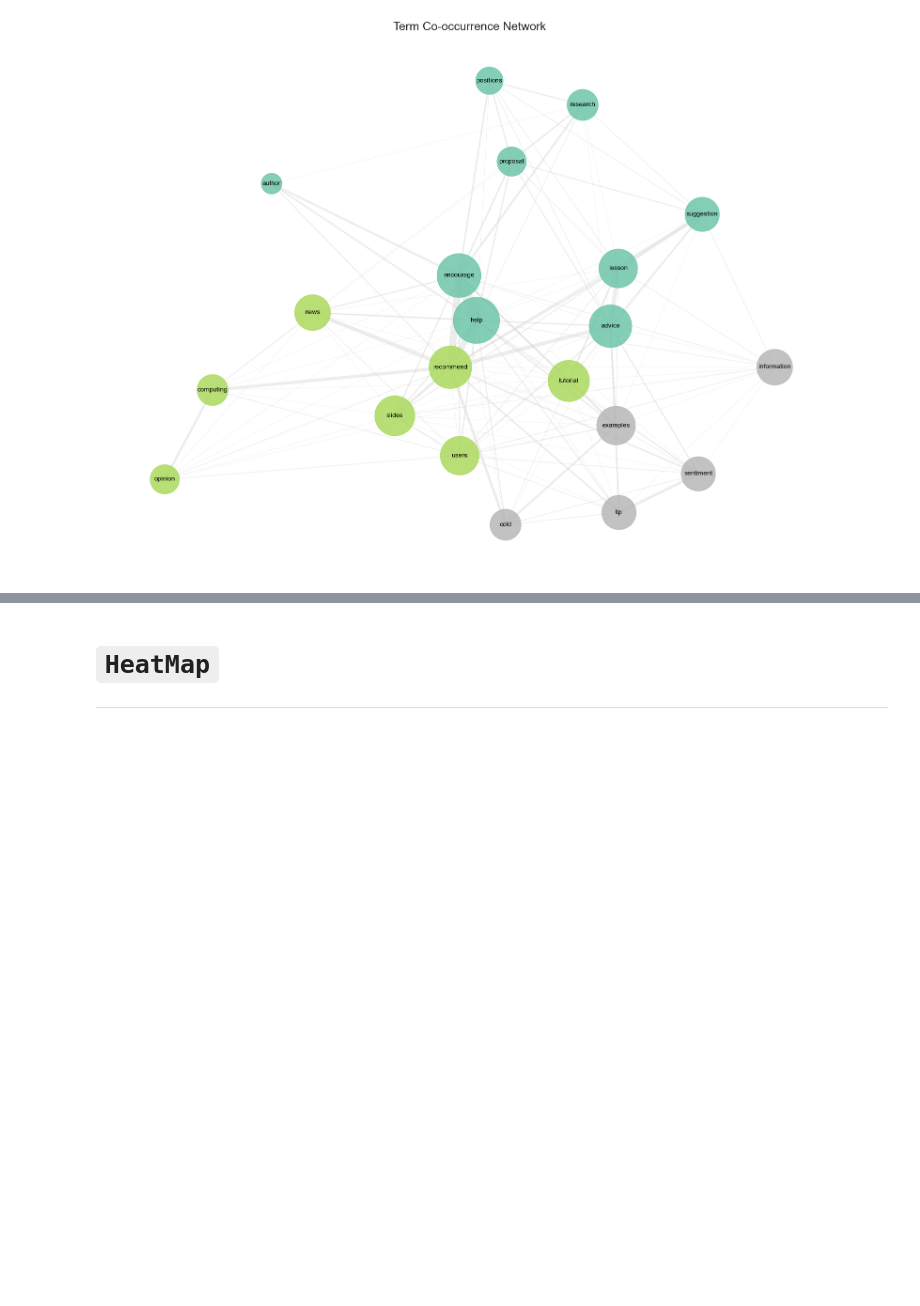
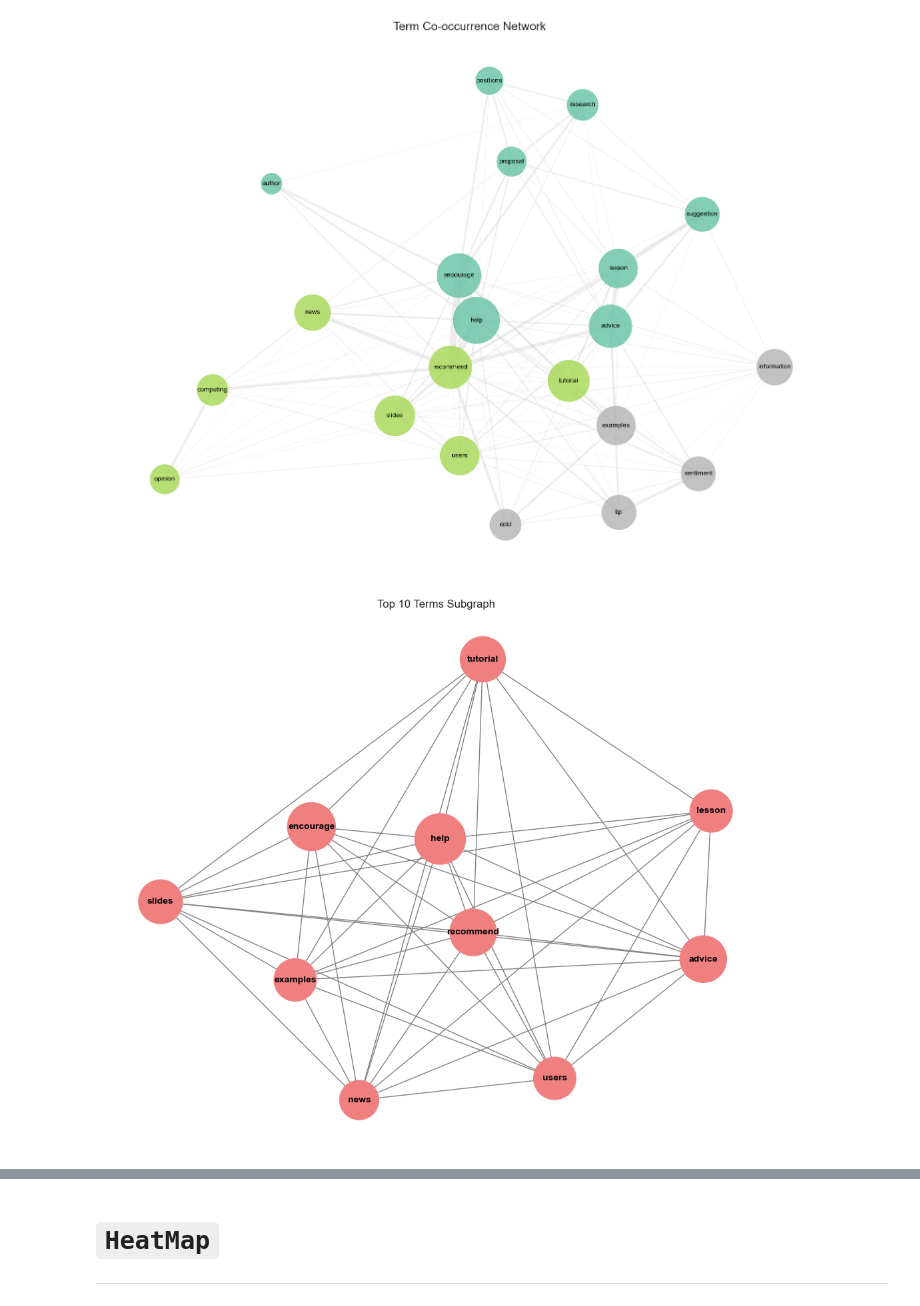
Before and after one commit to dami013/Terms, a Jupyter notebook: terms_link_analysis.ipynb, the cells around one changed output, grey strips where cells are left out. Saved outputs shown, nothing was run; the diff lists cells and outputs as text; code cells hidden in the pictures; blank space fills up the shorter version.

Commit message:
add some graphs to respect the task

```diff
--- a/terms_link_analysis.ipynb
+++ b/terms_link_analysis.ipynb
@@ -307,3 +307,20 @@ plt.show()
 plt.close()
 # %% [output]
 [figure]
+# %%
+# ❓ Which terms dominate the network the most?
+# 🔍 Network of the Top 10 Most Frequent Terms
+top_10 = term_freq.head(10).index.tolist()
+G_top10 = G.subgraph(top_10)
+
+pos = nx.spring_layout(G_top10, seed=42)
+plt.figure(figsize=(10, 8))
+nx.draw(G_top10, pos, with_labels=True,
+        node_size=[3000 * degree_centrality[n] for n in G_top10.nodes()],
+        node_color='lightcoral', edge_color='gray',
+        font_size=10, font_weight='bold')
+plt.title("Top 10 Terms Subgraph")
+plt.axis('off')
+plt.show()
+# %% [output]
+[figure, added]
```
Also changed, not shown: parts of 1 cell of this notebook.
